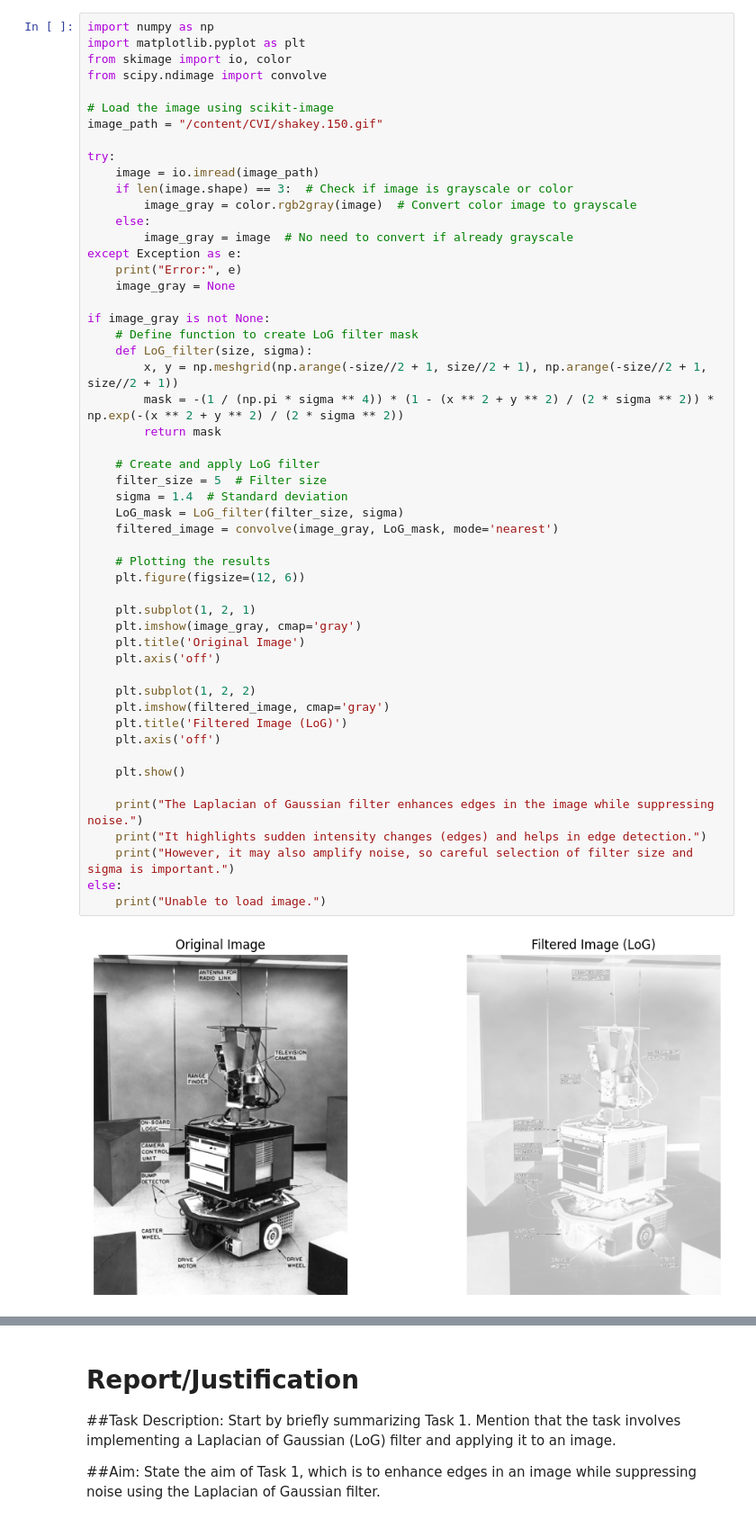
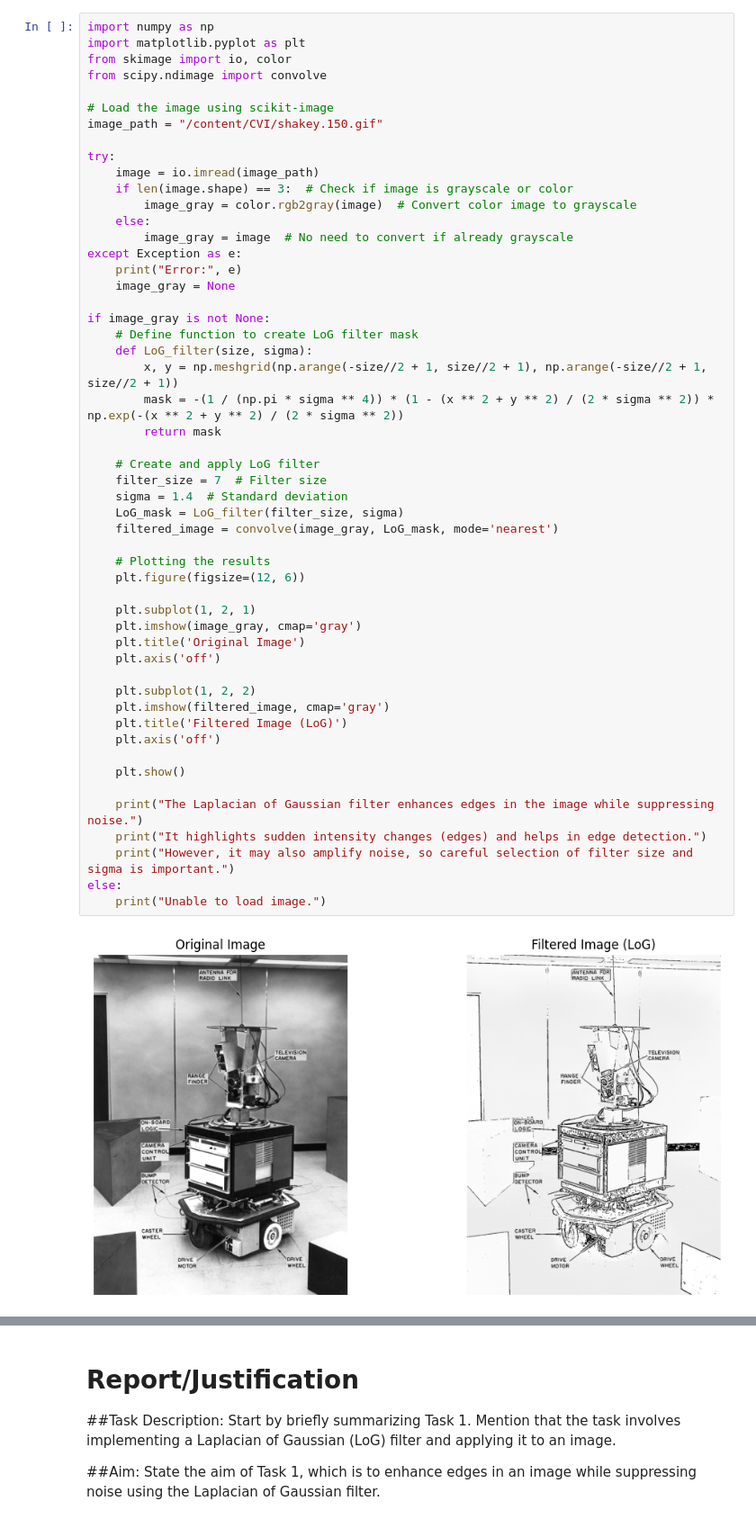
Before and after one commit to isha-ingersol/ComputerVisionAndImaging, a Jupyter notebook: CVITask1.ipynb, the cells around one changed output, grey strips where cells are left out. Shown: that part at 90% size. Cells and saved outputs as stored; diff of their text form.

Commit message:
Modified the filter size to "7"

```diff
--- a/CVITask1.ipynb
+++ b/CVITask1.ipynb
@@ -25,35 +25,35 @@ if image_gray is not None:
         x, y = np.meshgrid(np.arange(-size//2 + 1, size//2 + 1), np.arange(-size//2 + 1, size//2 + 1))
         mask = -(1 / (np.pi * sigma ** 4)) * (1 - (x ** 2 + y ** 2) / (2 * sigma ** 2)) * np.exp(-(x ** 2 + y ** 2) / (2 * sigma ** 2))
         return mask
 
     # Create and apply LoG filter
-    filter_size = 5  # Filter size
+    filter_size = 7  # Filter size
     sigma = 1.4  # Standard deviation
     LoG_mask = LoG_filter(filter_size, sigma)
     filtered_image = convolve(image_gray, LoG_mask, mode='nearest')
 
     # Plotting the results
     plt.figure(figsize=(12, 6))
 
     plt.subplot(1, 2, 1)
     plt.imshow(image_gray, cmap='gray')
     plt.title('Original Image')
     plt.axis('off')
 
     plt.subplot(1, 2, 2)
     plt.imshow(filtered_image, cmap='gray')
     plt.title('Filtered Image (LoG)')
     plt.axis('off')
 
     plt.show()
 
     print("The Laplacian of Gaussian filter enhances edges in the image while suppressing noise.")
     print("It highlights sudden intensity changes (edges) and helps in edge detection.")
     print("However, it may also amplify noise, so careful selection of filter size and sigma is important.")
 else:
     print("Unable to load image.")
 # %% [output]
-[figure, old version]
+[figure, new version]
 The Laplacian of Gaussian filter enhances edges in the image while suppressing noise.
 It highlights sudden intensity changes (edges) and helps in edge detection.
 However, it may also amplify noise, so careful selection of filter size and sigma is important.
```
